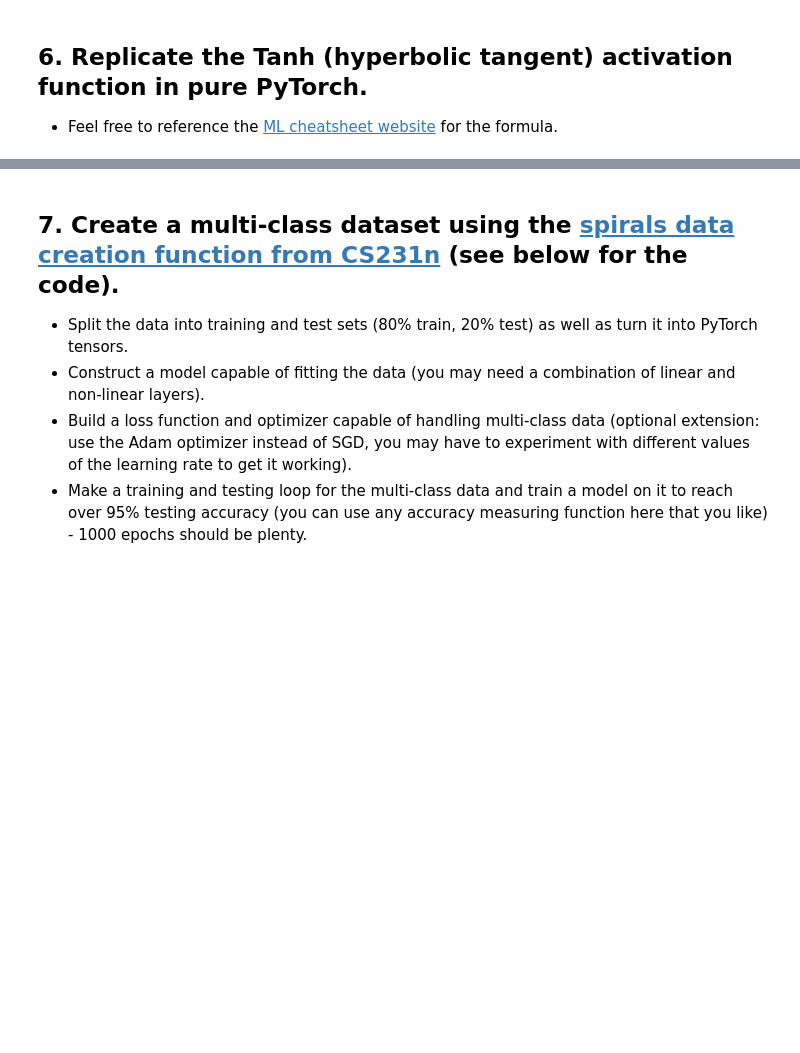
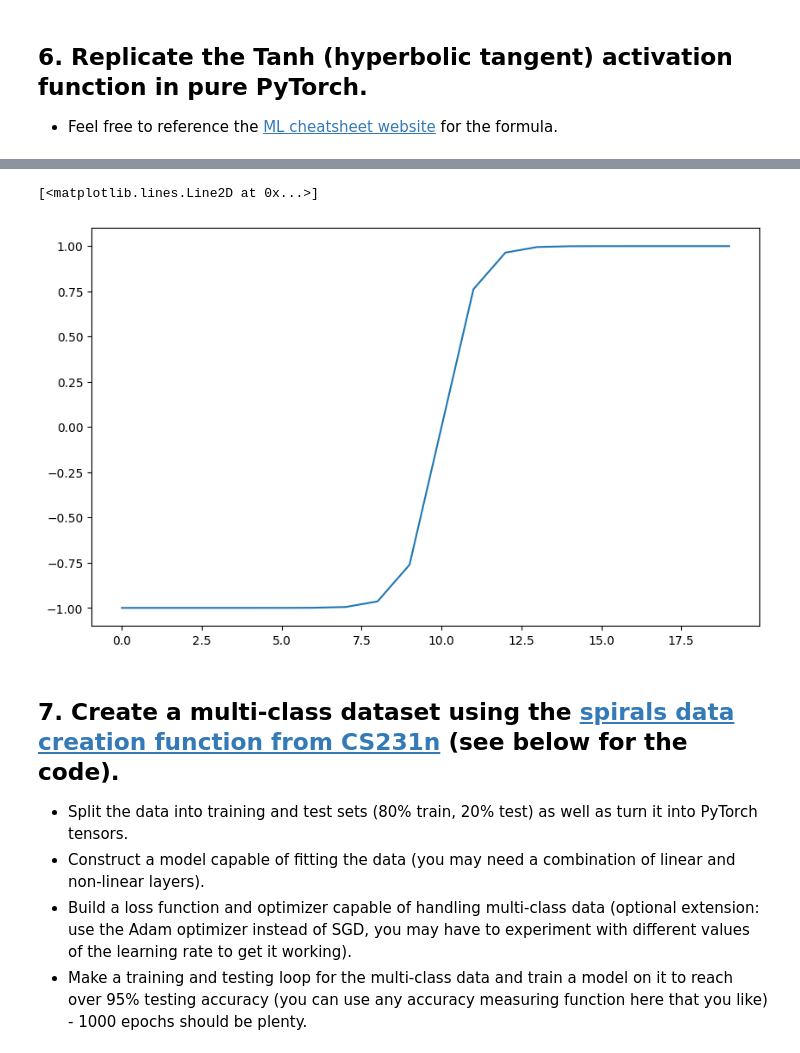
Before and after one commit to minghaozou/pytorch-tutorial-with-solutions, a Jupyter notebook: solutions/02_pytorch_classification_exercises.ipynb, the cells around one changed output, grey strips where cells are left out. Saved outputs shown, nothing was run; the diff lists cells and outputs as text; code cells hidden in the pictures; blank space fills up the shorter version.

```diff
--- a/solutions/02_pytorch_classification_exercises.ipynb
+++ b/solutions/02_pytorch_classification_exercises.ipynb
@@ -319,3 +327,11 @@ plt.plot()
+# %%
+# Replicate torch.tanh() and plot it
+x_tanh_rep = (np.exp(x) - np.exp(-x)) / (np.exp(x) + np.exp(-x))
+plt.figure(figsize = (10, 6))
+plt.plot(x_tanh_rep)
+# %% [output]
+[<matplotlib.lines.Line2D at 0x...>]
+[figure, added]
 # %% [markdown]
 ## 7. Create a multi-class dataset using the [spirals data creation function from CS231n](https://cs231n.github.io/neural-networks-case-study/) (see below for the code).
   * Split the data into training and test sets (80% train, 20% test) as well as turn it into PyTorch tensors.
```
Also changed, not shown: parts of 4 cells of this notebook.
